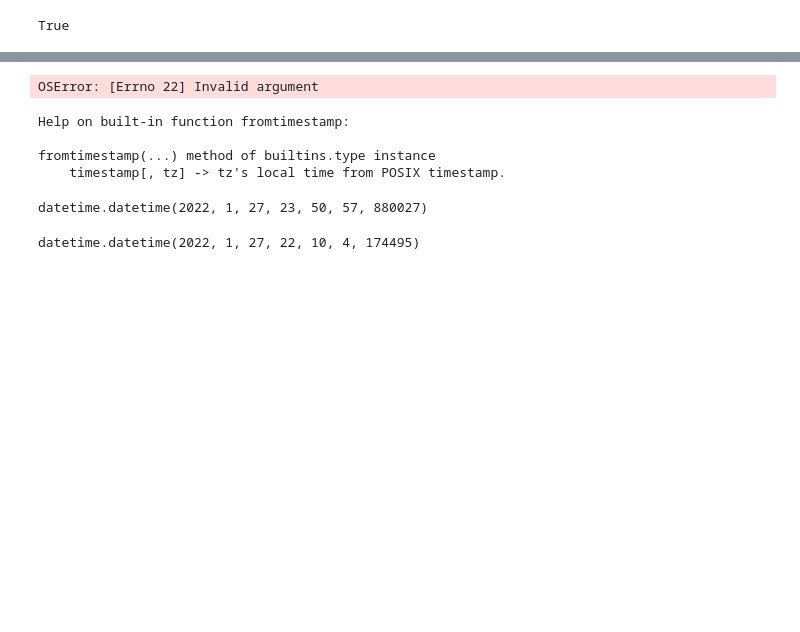
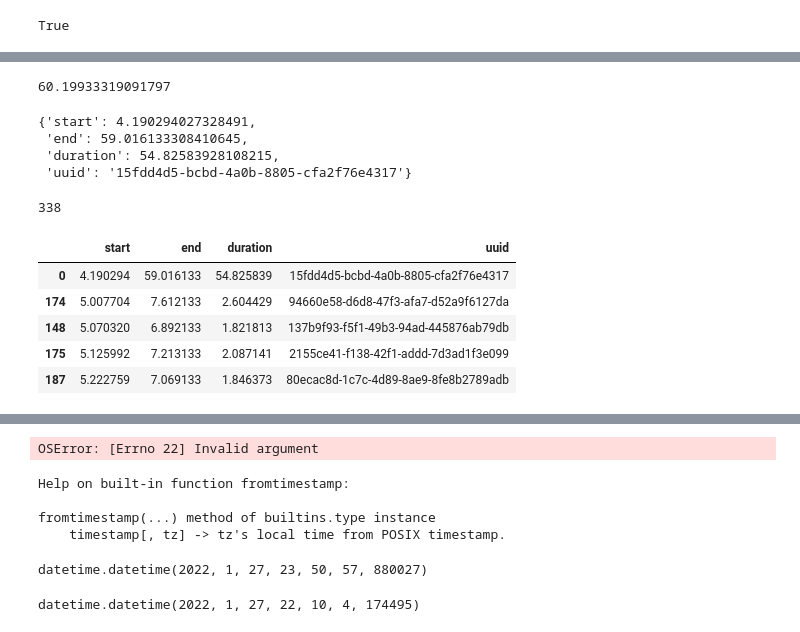
Before and after one commit to tuplex/tuplex, a Jupyter notebook: benchmarks/distributed/notebooks/01_PlottingLambdaInvocation.ipynb, the cells around one changed output, grey strips where cells are left out. Saved outputs shown, nothing was run; the diff lists cells and outputs as text; code cells hidden in the pictures; blank space fills up the shorter version.

```diff
--- a/benchmarks/distributed/notebooks/01_PlottingLambdaInvocation.ipynb
+++ b/benchmarks/distributed/notebooks/01_PlottingLambdaInvocation.ipynb
@@ -39,0 +44,42 @@ for task in data['tasks'][0]['invoked_containers']:
+# %%
+rows = []
+
+global_start = data['stageStartTimestamp'] / 1e9
+
+job_duration = data['stageEndTimestamp'] / 1e9 - global_start
+
+def row_from_container(task):
+    start_ts = task['startTimestamp'] / 1e9
+    dead_ts = task['deadlineTimestamp'] / 1e9
+    remaining_s = task['msRemaining'] / 1000.0
+    end_ts = dead_ts - remaining_s
+
+    duration = end_ts - start_ts
+    t = dead_ts - start_ts
+
+    row = {'start' : start_ts - global_start,
+           'end' : end_ts - global_start,
+           'duration' : duration,
+           'uuid' : task['uuid']}
+    return row
+
+
+# add the first invoking container!
+row = row_from_container(data['tasks'][0]['container'])
+# row['start'] += global_start
+# row['end'] += global_start
+rows.append(row)
+for c in data['tasks'][0]['invoked_containers']:
+    row = row_from_container(c)
+    rows.append(row)
+# %%
+job_duration
+# %% [output]
+60.19933319091797
+# %%
+rows[0]
+# %% [output]
+{'start': 4.190294027328491,
+ 'end': 59.016133308410645,
+ 'duration': 54.82583928108215,
+ 'uuid': '15fdd4d5-bcbd-4a0b-8805-cfa2f76e4317'}
@@ -39,0 +91,13 @@ for task in data['tasks'][0]['invoked_containers']:
+# %%
+len(df['uuid'].unique())
+# %% [output]
+338
+# %%
+df.sort_values(by=['start']).head()
+# %% [output]
+|  | start | end | duration | uuid |
+| 0 | 4.190294 | 59.016133 | 54.825839 | 15fdd4d5-bcbd-4a0b-8805-cfa2f76e4317 |
+| 174 | 5.007704 | 7.612133 | 2.604429 | 94660e58-d6d8-47f3-afa7-d52a9f6127da |
+| 148 | 5.070320 | 6.892133 | 1.821813 | 137b9f93-f5f1-49b3-94ad-445876ab79db |
+| 175 | 5.125992 | 7.213133 | 2.087141 | 2155ce41-f138-42f1-addd-7d3ad1f3e099 |
+| 187 | 5.222759 | 7.069133 | 1.846373 | 80ecac8d-1c7c-4d89-8ae9-8fe8b2789adb |
```
Also changed, not shown: parts of 10 cells of this notebook, 5 other files.
